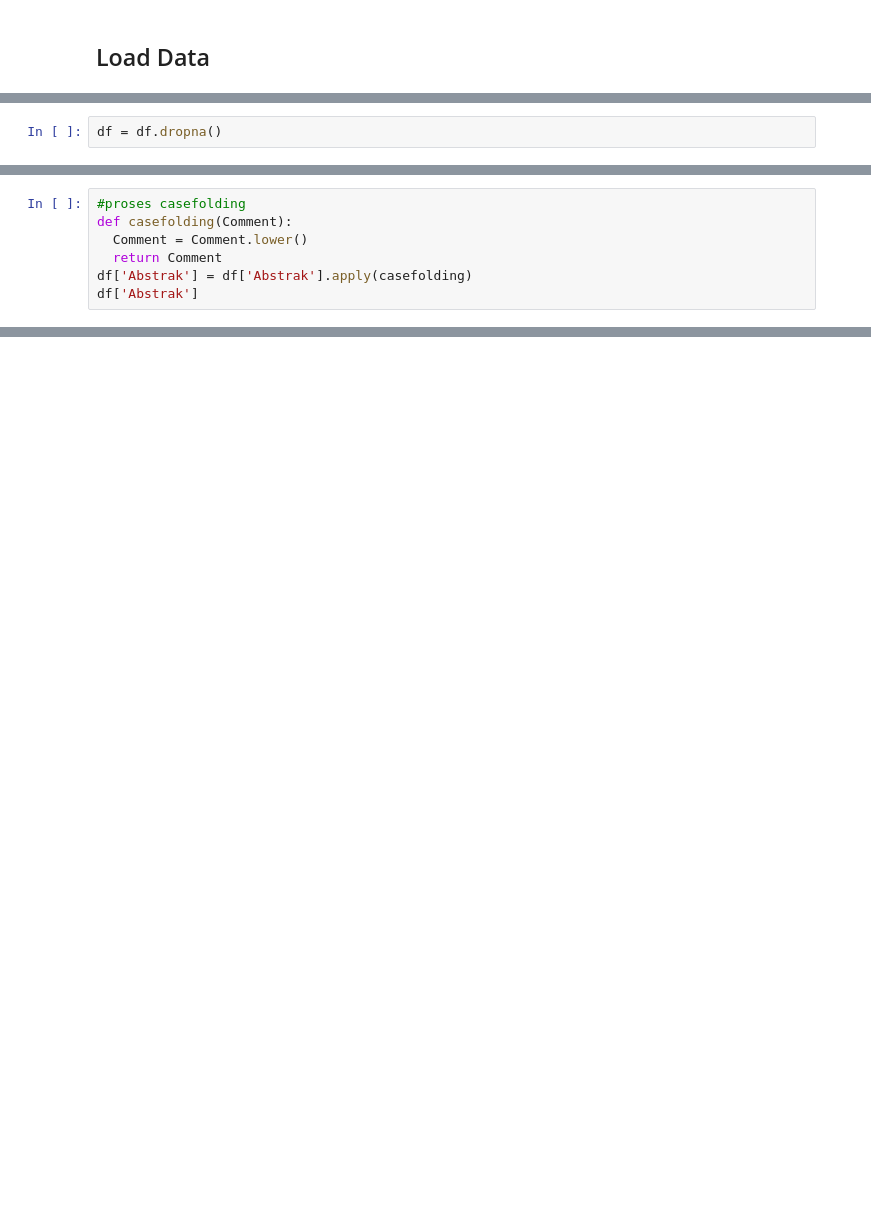
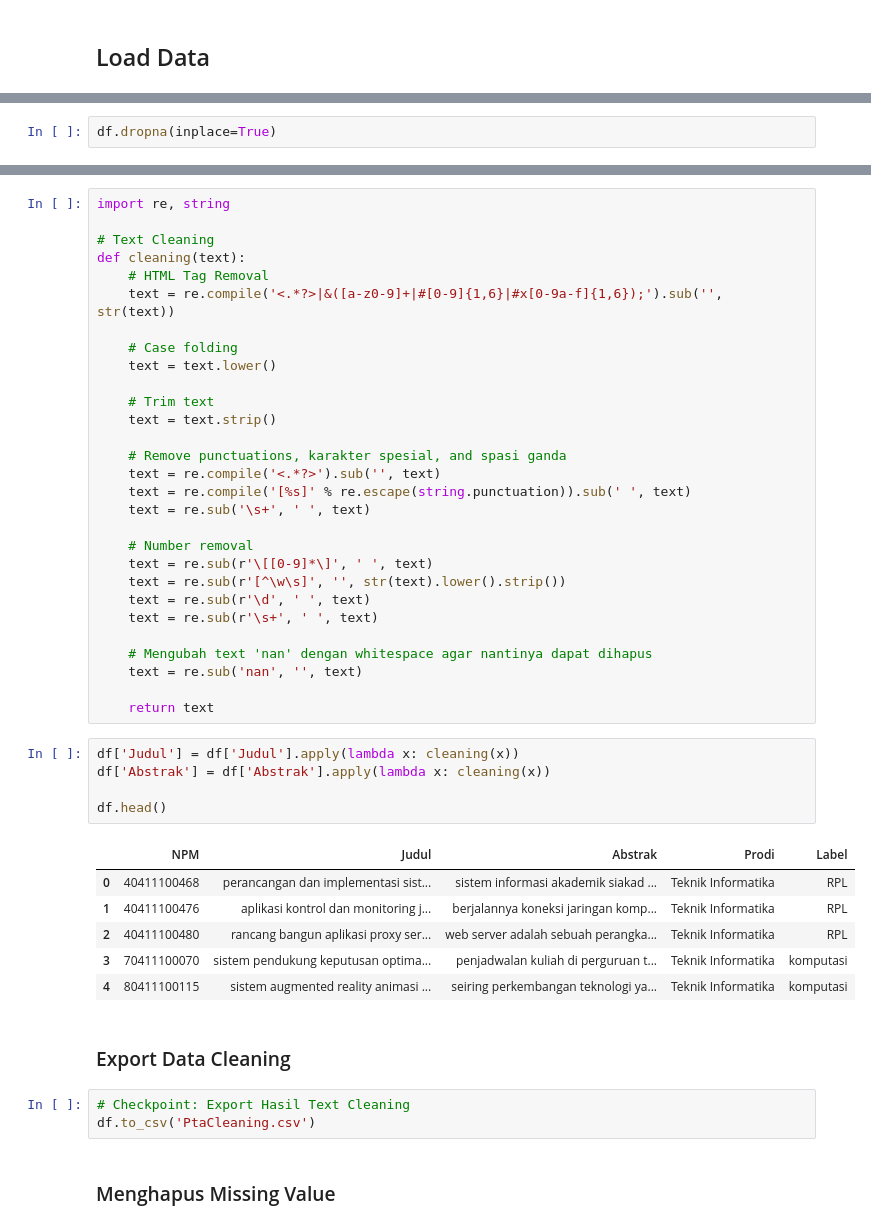
Before and after one commit to ranianuraini/prosainsdata, a Jupyter notebook: _sources/UTS.ipynb, the cells around one changed output, grey strips where cells are left out. Drawn from its saved outputs; the diff is of its cells as text; blank space fills up the shorter version.

```diff
--- a/_sources/UTS.ipynb
+++ b/_sources/UTS.ipynb
@@ -67,2 +36,2 @@ dtype: int64
 # %%
-df = df.dropna()
+df.dropna(inplace=True)
@@ -155,7 +46,0 @@ Name: Abstrak, Length: 805, dtype: object
-# %%
-#proses casefolding
-def casefolding(Comment):
-  Comment = Comment.lower()
-  return Comment
-df['Abstrak'] = df['Abstrak'].apply(casefolding)
-df['Abstrak']
@@ -429,0 +85,48 @@ sim_words
+# %%
+import re, string
+
+# Text Cleaning
+def cleaning(text):
+    # HTML Tag Removal
+    text = re.compile('<.*?>|&([a-z0-9]+|#[0-9]{1,6}|#x[0-9a-f]{1,6});').sub('', str(text))
+
+    # Case folding
+    text = text.lower()
+
+    # Trim text
+    text = text.strip()
+
+    # Remove punctuations, karakter spesial, and spasi ganda
+    text = re.compile('<.*?>').sub('', text)
+    text = re.compile('[%s]' % re.escape(string.punctuation)).sub(' ', text)
+    text = re.sub('\s+', ' ', text)
+
+    # Number removal
+    text = re.sub(r'\[[0-9]*\]', ' ', text)
+    text = re.sub(r'[^\w\s]', '', str(text).lower().strip())
+    text = re.sub(r'\d', ' ', text)
+    text = re.sub(r'\s+', ' ', text)
+
+    # Mengubah text 'nan' dengan whitespace agar nantinya dapat dihapus
+    text = re.sub('nan', '', text)
+
+    return text
+# %%
+df['Judul'] = df['Judul'].apply(lambda x: cleaning(x))
+df['Abstrak'] = df['Abstrak'].apply(lambda x: cleaning(x))
+
+df.head()
+# %% [output]
+|  | NPM | Judul | Abstrak | Prodi | Label |
+| 0 | 40411100468 | perancangan dan implementasi sist... | sistem informasi akademik siakad ... | Teknik Informatika | RPL |
+| 1 | 40411100476 | aplikasi kontrol dan monitoring j... | berjalannya koneksi jaringan komp... | Teknik Informatika | RPL |
+| 2 | 40411100480 | rancang bangun aplikasi proxy ser... | web server adalah sebuah perangka... | Teknik Informatika | RPL |
+| 3 | 70411100070 | sistem pendukung keputusan optima... | penjadwalan kuliah di perguruan t... | Teknik Informatika | komputasi |
+| 4 | 80411100115 | sistem augmented reality animasi ... | seiring perkembangan teknologi ya... | Teknik Informatika | komputasi |
+# %% [markdown]
+### Export Data Cleaning
+# %%
+# Checkpoint: Export Hasil Text Cleaning
+df.to_csv('PtaCleaning.csv')
+# %% [markdown]
+### Menghapus Missing Value
```
Also changed, not shown: parts of 104 cells of this notebook, 15 other files.
